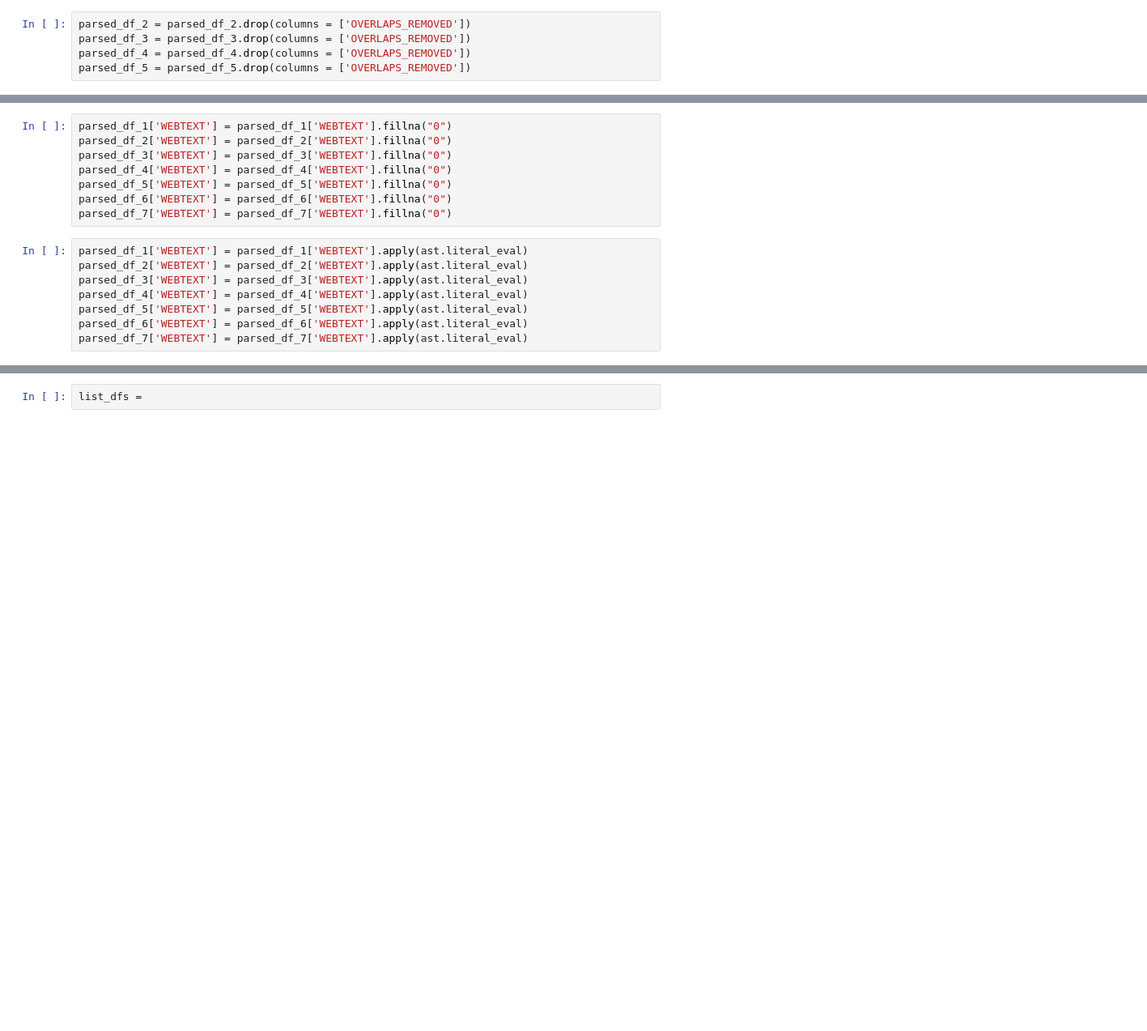
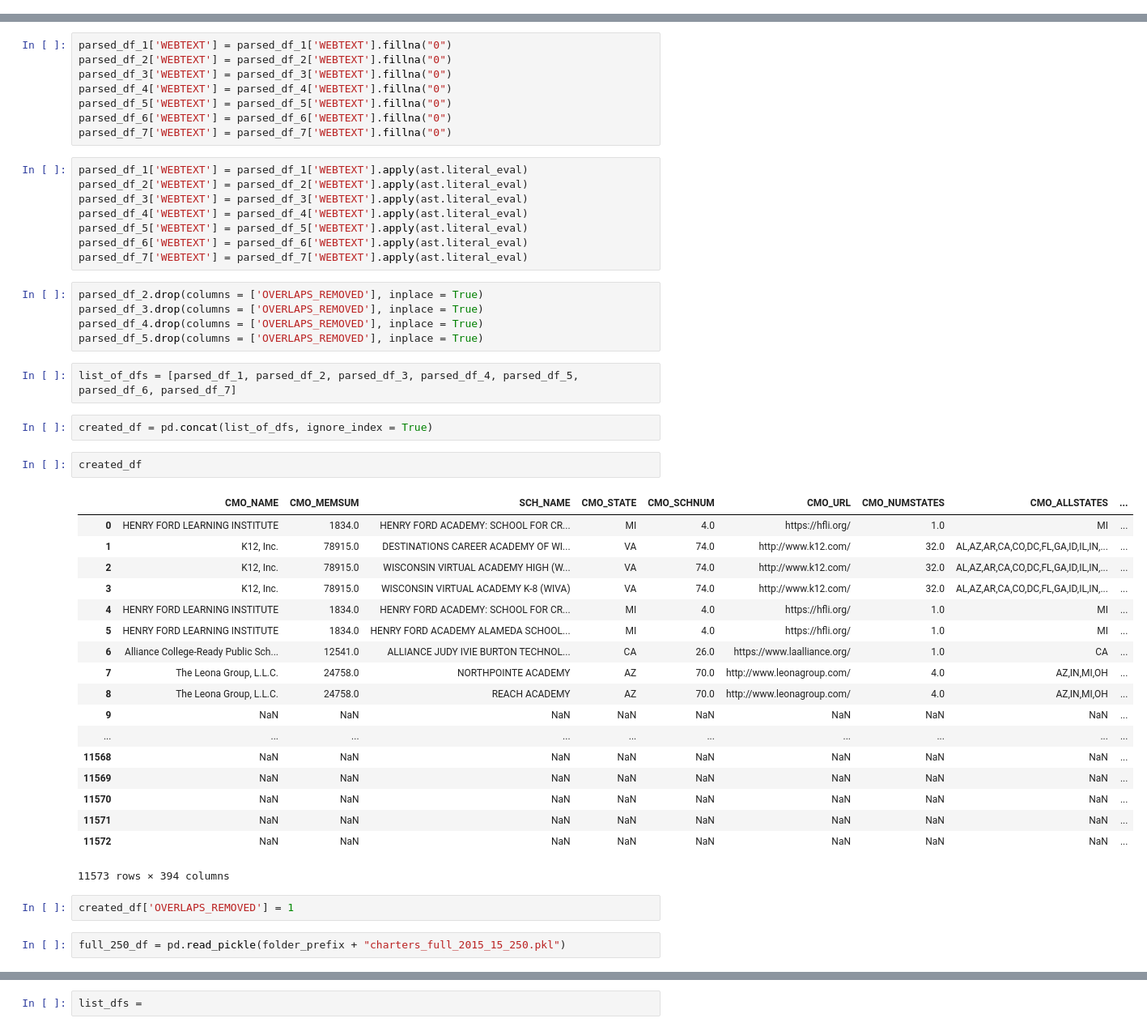
Before and after one commit to comp-strat/text_analysis, a Jupyter notebook: scripts/Load_df.ipynb, the cells around one changed output, grey strips where cells are left out. Shown at 81% size. Drawn from its saved outputs; the diff is of its cells as text; blank space fills up the shorter version.

```diff
--- a/scripts/Load_df.ipynb
+++ b/scripts/Load_df.ipynb
@@ -90,5 +73,0 @@ True
-# %%
-parsed_df_2 = parsed_df_2.drop(columns = ['OVERLAPS_REMOVED'])
-parsed_df_3 = parsed_df_3.drop(columns = ['OVERLAPS_REMOVED'])
-parsed_df_4 = parsed_df_4.drop(columns = ['OVERLAPS_REMOVED'])
-parsed_df_5 = parsed_df_5.drop(columns = ['OVERLAPS_REMOVED'])
@@ -108,3 +101,37 @@ parsed_df_4['WEBTEXT'] = parsed_df_4['WEBTEXT'].apply(ast.literal_eval)
 parsed_df_5['WEBTEXT'] = parsed_df_5['WEBTEXT'].apply(ast.literal_eval)
 parsed_df_6['WEBTEXT'] = parsed_df_6['WEBTEXT'].apply(ast.literal_eval)
 parsed_df_7['WEBTEXT'] = parsed_df_7['WEBTEXT'].apply(ast.literal_eval)
+# %%
+parsed_df_2.drop(columns = ['OVERLAPS_REMOVED'], inplace = True)
+parsed_df_3.drop(columns = ['OVERLAPS_REMOVED'], inplace = True)
+parsed_df_4.drop(columns = ['OVERLAPS_REMOVED'], inplace = True)
+parsed_df_5.drop(columns = ['OVERLAPS_REMOVED'], inplace = True)
+# %%
+list_of_dfs = [parsed_df_1, parsed_df_2, parsed_df_3, parsed_df_4, parsed_df_5, parsed_df_6, parsed_df_7]
+# %%
+created_df = pd.concat(list_of_dfs, ignore_index = True)
+# %%
+created_df
+# %% [output]
+|  | CMO_NAME | CMO_MEMSUM | SCH_NAME | CMO_STATE | CMO_SCHNUM | CMO_URL | CMO_NUMSTATES | CMO_ALLSTATES | ... |
+| 0 | HENRY FORD LEARNING INSTITUTE | 1834.0 | HENRY FORD ACADEMY: SCHOOL FOR CR... | MI | 4.0 | https://hfli.org/ | 1.0 | MI | ... |
+| 1 | K12, Inc. | 78915.0 | DESTINATIONS CAREER ACADEMY OF WI... | VA | 74.0 | http://www.k12.com/ | 32.0 | AL,AZ,AR,CA,CO,DC,FL,GA,ID,IL,IN,... | ... |
+| 2 | K12, Inc. | 78915.0 | WISCONSIN VIRTUAL ACADEMY HIGH (W... | VA | 74.0 | http://www.k12.com/ | 32.0 | AL,AZ,AR,CA,CO,DC,FL,GA,ID,IL,IN,... | ... |
+| 3 | K12, Inc. | 78915.0 | WISCONSIN VIRTUAL ACADEMY K-8 (WIVA) | VA | 74.0 | http://www.k12.com/ | 32.0 | AL,AZ,AR,CA,CO,DC,FL,GA,ID,IL,IN,... | ... |
+| 4 | HENRY FORD LEARNING INSTITUTE | 1834.0 | HENRY FORD ACADEMY: SCHOOL FOR CR... | MI | 4.0 | https://hfli.org/ | 1.0 | MI | ... |
+| 5 | HENRY FORD LEARNING INSTITUTE | 1834.0 | HENRY FORD ACADEMY ALAMEDA SCHOOL... | MI | 4.0 | https://hfli.org/ | 1.0 | MI | ... |
+| 6 | Alliance College-Ready Public Sch... | 12541.0 | ALLIANCE JUDY IVIE BURTON TECHNOL... | CA | 26.0 | https://www.laalliance.org/ | 1.0 | CA | ... |
+| 7 | The Leona Group, L.L.C. | 24758.0 | NORTHPOINTE ACADEMY | AZ | 70.0 | http://www.leonagroup.com/ | 4.0 | AZ,IN,MI,OH | ... |
+| 8 | The Leona Group, L.L.C. | 24758.0 | REACH ACADEMY | AZ | 70.0 | http://www.leonagroup.com/ | 4.0 | AZ,IN,MI,OH | ... |
+| 9 | NaN | NaN | NaN | NaN | NaN | NaN | NaN | NaN | ... |
+| ... | ... | ... | ... | ... | ... | ... | ... | ... | ... |
+| 11568 | NaN | NaN | NaN | NaN | NaN | NaN | NaN | NaN | ... |
+| 11569 | NaN | NaN | NaN | NaN | NaN | NaN | NaN | NaN | ... |
+| 11570 | NaN | NaN | NaN | NaN | NaN | NaN | NaN | NaN | ... |
+| 11571 | NaN | NaN | NaN | NaN | NaN | NaN | NaN | NaN | ... |
+| 11572 | NaN | NaN | NaN | NaN | NaN | NaN | NaN | NaN | ... |
+11573 rows × 394 columns
+# %%
+created_df['OVERLAPS_REMOVED'] = 1
+# %%
+full_250_df = pd.read_pickle(folder_prefix + "charters_full_2015_15_250.pkl")
```
Also changed, not shown: parts of 26 cells of this notebook, 1 other file.
